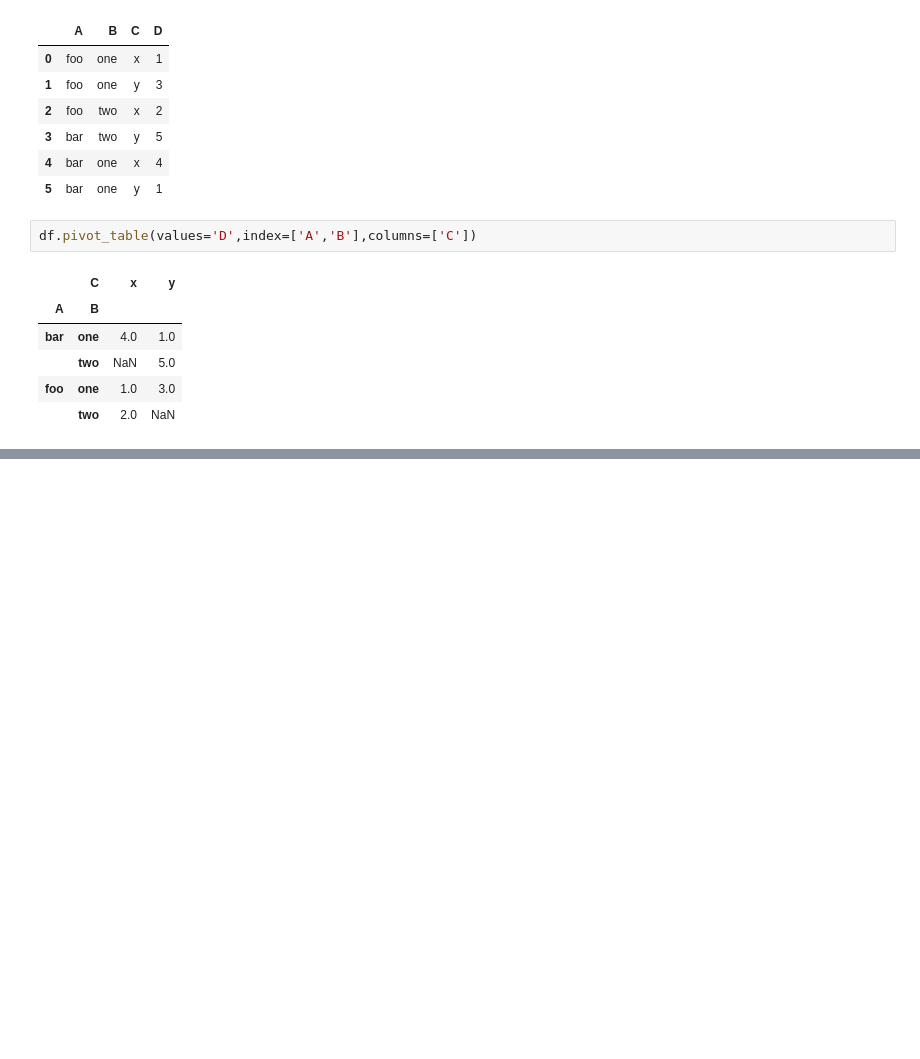
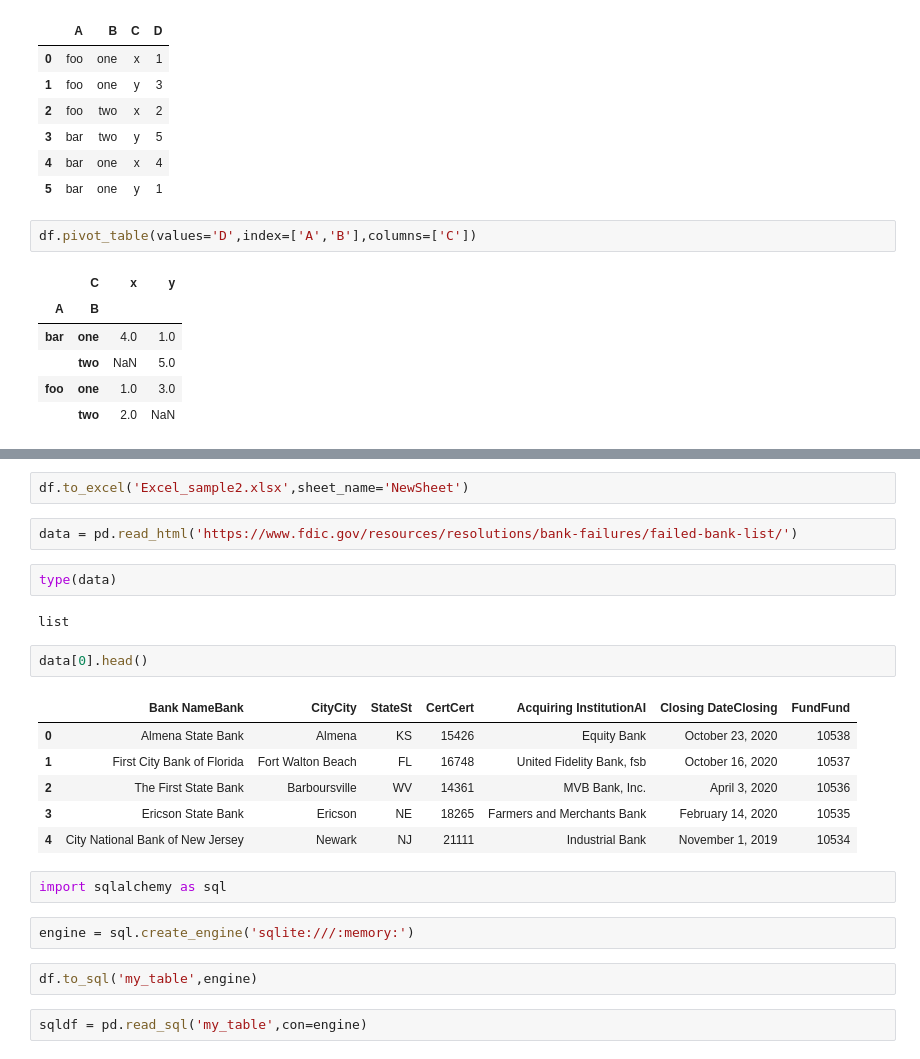
Before and after one commit to maciejsss/python_for_data_course, a Jupyter notebook: 4_pandas.ipynb, the cells around one changed output, grey strips where cells are left out. Saved outputs shown, nothing was run; the diff lists cells and outputs as text; blank space fills up the shorter version.

```diff
--- a/4_pandas.ipynb
+++ b/4_pandas.ipynb
@@ -824,0 +859,25 @@ df.pivot_table(values='D',index=['A','B'],columns=['C'])
+# %%
+df.to_excel('Excel_sample2.xlsx',sheet_name='NewSheet')
+# %%
+data = pd.read_html('https://www.fdic.gov/resources/resolutions/bank-failures/failed-bank-list/')
+# %%
+type(data)
+# %% [output]
+list
+# %%
+data[0].head()
+# %% [output]
+|  | Bank NameBank | CityCity | StateSt | CertCert | Acquiring InstitutionAI | Closing DateClosing | FundFund |
+| 0 | Almena State Bank | Almena | KS | 15426 | Equity Bank | October 23, 2020 | 10538 |
+| 1 | First City Bank of Florida | Fort Walton Beach | FL | 16748 | United Fidelity Bank, fsb | October 16, 2020 | 10537 |
+| 2 | The First State Bank | Barboursville | WV | 14361 | MVB Bank, Inc. | April 3, 2020 | 10536 |
+| 3 | Ericson State Bank | Ericson | NE | 18265 | Farmers and Merchants Bank | February 14, 2020 | 10535 |
+| 4 | City National Bank of New Jersey | Newark | NJ | 21111 | Industrial Bank | November 1, 2019 | 10534 |
+# %%
+import sqlalchemy as sql
+# %%
+engine = sql.create_engine('sqlite:///:memory:')
+# %%
+df.to_sql('my_table',engine)
+# %%
+sqldf = pd.read_sql('my_table',con=engine)
```
Also changed, not shown: parts of 8 cells of this notebook, 2 other files.
